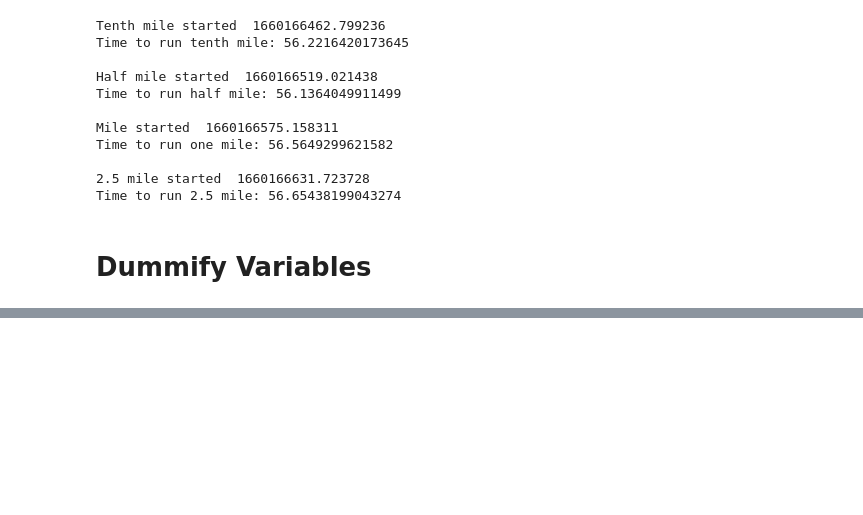
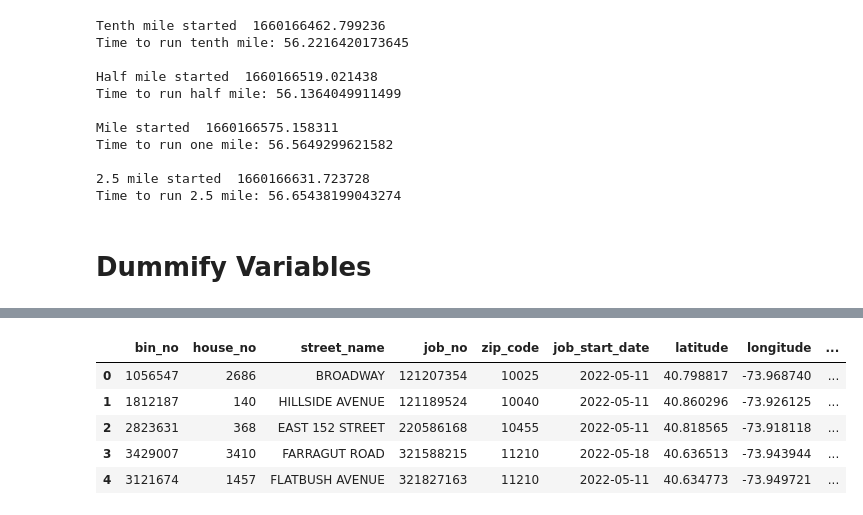
Before and after one commit to lmdunn/nycpermits, a Jupyter notebook: 02_feature_engineering.ipynb, the cells around one changed output, grey strips where cells are left out. Drawn from its saved outputs; the diff is of its cells as text; code cells hidden in the pictures; blank space fills up the shorter version.

```diff
--- a/02_feature_engineering.ipynb
+++ b/02_feature_engineering.ipynb
@@ -1078,2 +1109,4 @@ Time to run 2.5 mile: 56.65438199043274
 # %% [markdown]
 # Dummify Variables
+# %%
+permits = pd.read_csv('../backup_data/perms_before_drop_dummify.csv')
@@ -1079,0 +1122,20 @@ Time to run 2.5 mile: 56.65438199043274
+# %%
+permits['in_hist_dist'] = permits['in_hist_dist'].astype(int)
+
+permits['subway_count_tenth_mi'] = permits['subway_count_tenth_mi'].astype(int)
+permits['subway_count_half_mi'] = permits['subway_count_half_mi'].astype(int)
+permits['subway_count_one_mi'] = permits['subway_count_one_mi'].astype(int)
+permits['subway_count_two_five_mi'] = permits['subway_count_two_five_mi'].astype(int)
+
+permits['park_count_tenth_mi'] = permits['park_count_tenth_mi'].astype(int)
+permits['park_count_half_mi'] = permits['park_count_half_mi'].astype(int)
+permits['park_count_one_mi'] = permits['park_count_one_mi'].astype(int)
+permits['park_count_two_five_mi'] = permits['park_count_two_five_mi'].astype(int)
+
+permits['complaints2014_15'] = permits['complaints2014_15'].astype(int)
+permits['complaints2015_16'] = permits['complaints2015_16'].astype(int)
+permits['complaints2016_17'] = permits['complaints2016_17'].astype(int)
+permits['complaints2017_18'] = permits['complaints2017_18'].astype(int)
+permits['complaints2018_19'] = permits['complaints2018_19'].astype(int)
+permits['complaints2019_20'] = permits['complaints2019_20'].astype(int)
+permits['total_complaints'] = permits['total_complaints'].astype(int)
@@ -1079,0 +1162,14 @@ Time to run 2.5 mile: 56.65438199043274
+# %%
+pd.set_option('display.max_columns', None)
+# %%
+permits.drop(columns = 'point', inplace = True)
+# %%
+permits_dummies = pd.get_dummies(columns = ['borough', 'owners_business_type', 'non-profit', 'in_hist_dist'], drop_first = True, data = permits)
+permits_dummies.head()
+# %% [output]
+|  | bin_no | house_no | street_name | job_no | zip_code | job_start_date | latitude | longitude | ... |
+| 0 | 1056547 | 2686 | BROADWAY | 121207354 | 10025 | 2022-05-11 | 40.798817 | -73.968740 | ... |
+| 1 | 1812187 | 140 | HILLSIDE AVENUE | 121189524 | 10040 | 2022-05-11 | 40.860296 | -73.926125 | ... |
+| 2 | 2823631 | 368 | EAST 152 STREET | 220586168 | 10455 | 2022-05-11 | 40.818565 | -73.918118 | ... |
+| 3 | 3429007 | 3410 | FARRAGUT ROAD | 321588215 | 11210 | 2022-05-18 | 40.636513 | -73.943944 | ... |
+| 4 | 3121674 | 1457 | FLATBUSH AVENUE | 321827163 | 11210 | 2022-05-11 | 40.634773 | -73.949721 | ... |
```
Also changed, not shown: parts of 24 cells of this notebook, 11 other files.
